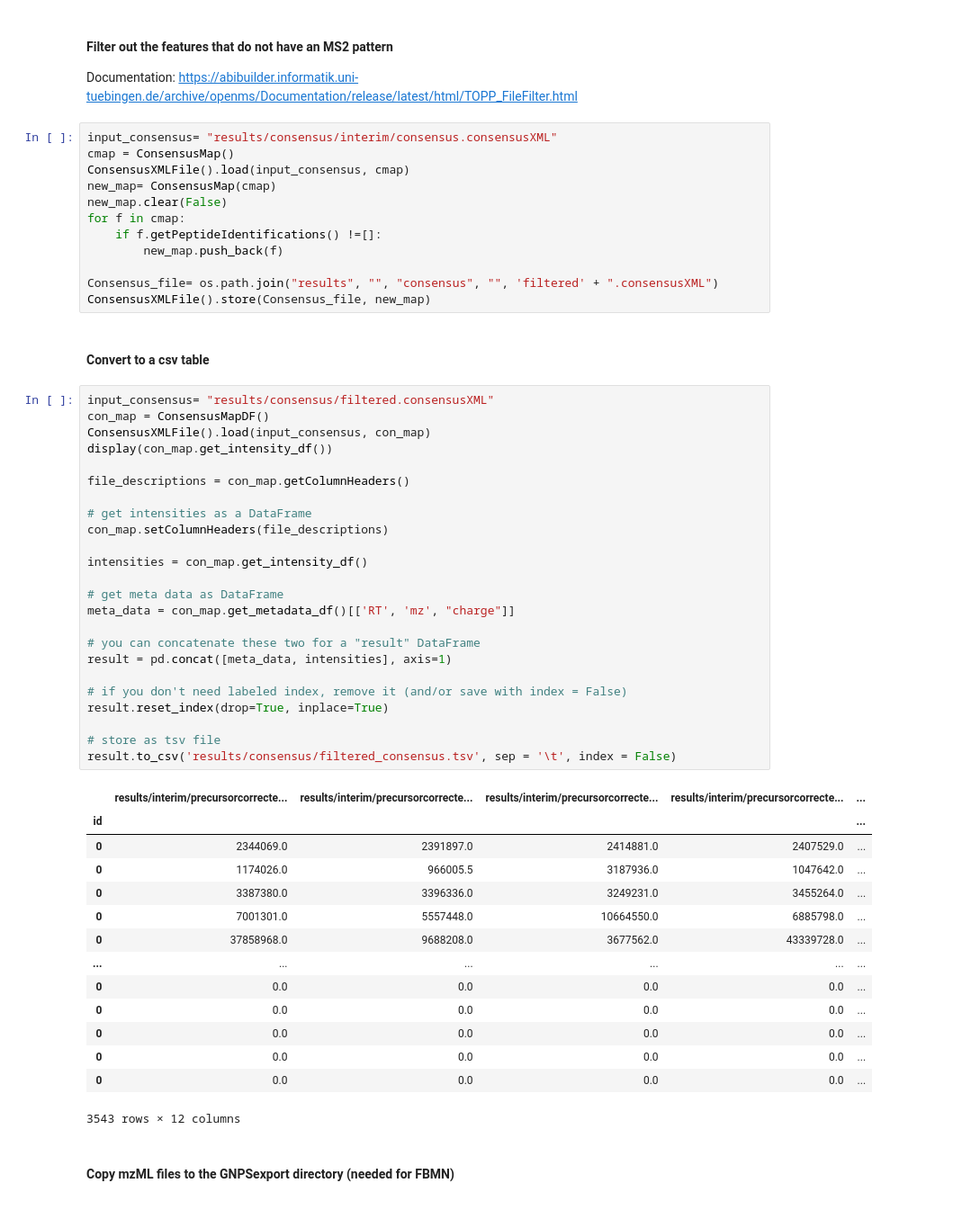
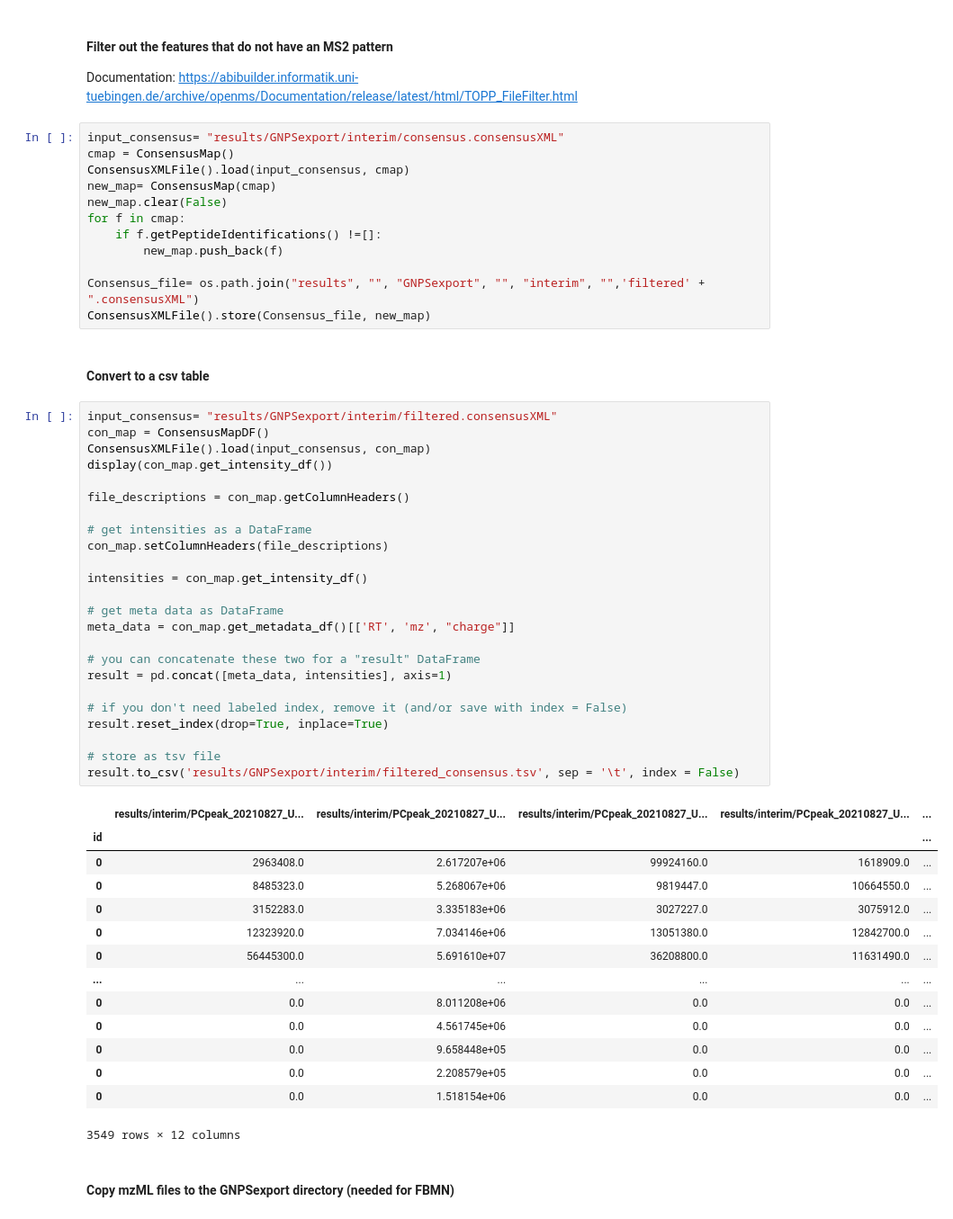
Before and after one commit to eeko-kon/pyOpenMS_UmetaFlow, a Jupyter notebook: OpenMS_workflow.ipynb, the cells around one changed output. Shown at 90% size. Cells and saved outputs as stored; diff of their text form.

```diff
--- a/OpenMS_workflow.ipynb
+++ b/OpenMS_workflow.ipynb
@@ -902,7 +1119,7 @@ result.to_csv('results/consensus/interim/Consensus.tsv', sep = '\t', index = Fal
 #### Filter out the features that do not have an MS2 pattern
 Documentation: https://abibuilder.informatik.uni-tuebingen.de/archive/openms/Documentation/release/latest/html/TOPP_FileFilter.html
 # %%
-input_consensus= "results/consensus/interim/consensus.consensusXML"
+input_consensus= "results/GNPSexport/interim/consensus.consensusXML"
 cmap = ConsensusMap()
 ConsensusXMLFile().load(input_consensus, cmap)
 new_map= ConsensusMap(cmap)
@@ -911,49 +1128,49 @@ for f in cmap:
     if f.getPeptideIdentifications() !=[]:
         new_map.push_back(f)
 
-Consensus_file= os.path.join("results", "", "consensus", "", 'filtered' + ".consensusXML")
+Consensus_file= os.path.join("results", "", "GNPSexport", "", "interim", "",'filtered' + ".consensusXML")
 ConsensusXMLFile().store(Consensus_file, new_map)
 # %% [markdown]
 #### Convert to a csv table
 # %%
-input_consensus= "results/consensus/filtered.consensusXML"
+input_consensus= "results/GNPSexport/interim/filtered.consensusXML"
 con_map = ConsensusMapDF()
 ConsensusXMLFile().load(input_consensus, con_map)
 display(con_map.get_intensity_df())
 
 file_descriptions = con_map.getColumnHeaders()
 
 # get intensities as a DataFrame
 con_map.setColumnHeaders(file_descriptions)
 
 intensities = con_map.get_intensity_df()
 
 # get meta data as DataFrame
 meta_data = con_map.get_metadata_df()[['RT', 'mz', "charge"]]
 
 # you can concatenate these two for a "result" DataFrame
 result = pd.concat([meta_data, intensities], axis=1)
 
 # if you don't need labeled index, remove it (and/or save with index = False)
 result.reset_index(drop=True, inplace=True)
 
 # store as tsv file
-result.to_csv('results/consensus/filtered_consensus.tsv', sep = '\t', index = False)
+result.to_csv('results/GNPSexport/interim/filtered_consensus.tsv', sep = '\t', index = False)
 # %% [output]
-|  | results/interim/precursorcorrecte... | results/interim/precursorcorrecte... | results/interim/precursorcorrecte... | results/interim/precursorcorrecte... | ... |
+|  | results/interim/PCpeak_20210827_U... | results/interim/PCpeak_20210827_U... | results/interim/PCpeak_20210827_U... | results/interim/PCpeak_20210827_U... | ... |
 | id |  |  |  |  | ... |
-| 0 | 2344069.0 | 2391897.0 | 2414881.0 | 2407529.0 | ... |
-| 0 | 1174026.0 | 966005.5 | 3187936.0 | 1047642.0 | ... |
-| 0 | 3387380.0 | 3396336.0 | 3249231.0 | 3455264.0 | ... |
-| 0 | 7001301.0 | 5557448.0 | 10664550.0 | 6885798.0 | ... |
-| 0 | 37858968.0 | 9688208.0 | 3677562.0 | 43339728.0 | ... |
+| 0 | 2963408.0 | 2.617207e+06 | 99924160.0 | 1618909.0 | ... |
+| 0 | 8485323.0 | 5.268067e+06 | 9819447.0 | 10664550.0 | ... |
+| 0 | 3152283.0 | 3.335183e+06 | 3027227.0 | 3075912.0 | ... |
+| 0 | 12323920.0 | 7.034146e+06 | 13051380.0 | 12842700.0 | ... |
+| 0 | 56445300.0 | 5.691610e+07 | 36208800.0 | 11631490.0 | ... |
 | ... | ... | ... | ... | ... | ... |
-| 0 | 0.0 | 0.0 | 0.0 | 0.0 | ... |
-| 0 | 0.0 | 0.0 | 0.0 | 0.0 | ... |
-| 0 | 0.0 | 0.0 | 0.0 | 0.0 | ... |
-| 0 | 0.0 | 0.0 | 0.0 | 0.0 | ... |
-| 0 | 0.0 | 0.0 | 0.0 | 0.0 | ... |
+| 0 | 0.0 | 8.011208e+06 | 0.0 | 0.0 | ... |
+| 0 | 0.0 | 4.561745e+06 | 0.0 | 0.0 | ... |
+| 0 | 0.0 | 9.658448e+05 | 0.0 | 0.0 | ... |
+| 0 | 0.0 | 2.208579e+05 | 0.0 | 0.0 | ... |
+| 0 | 0.0 | 1.518154e+06 | 0.0 | 0.0 | ... |
-3543 rows × 12 columns
+3549 rows × 12 columns
 # %% [markdown]
 #### Copy mzML files to the GNPSexport directory (needed for FBMN)
 # %%
```
Also changed, not shown: parts of 15 cells of this notebook, 9 other files.
